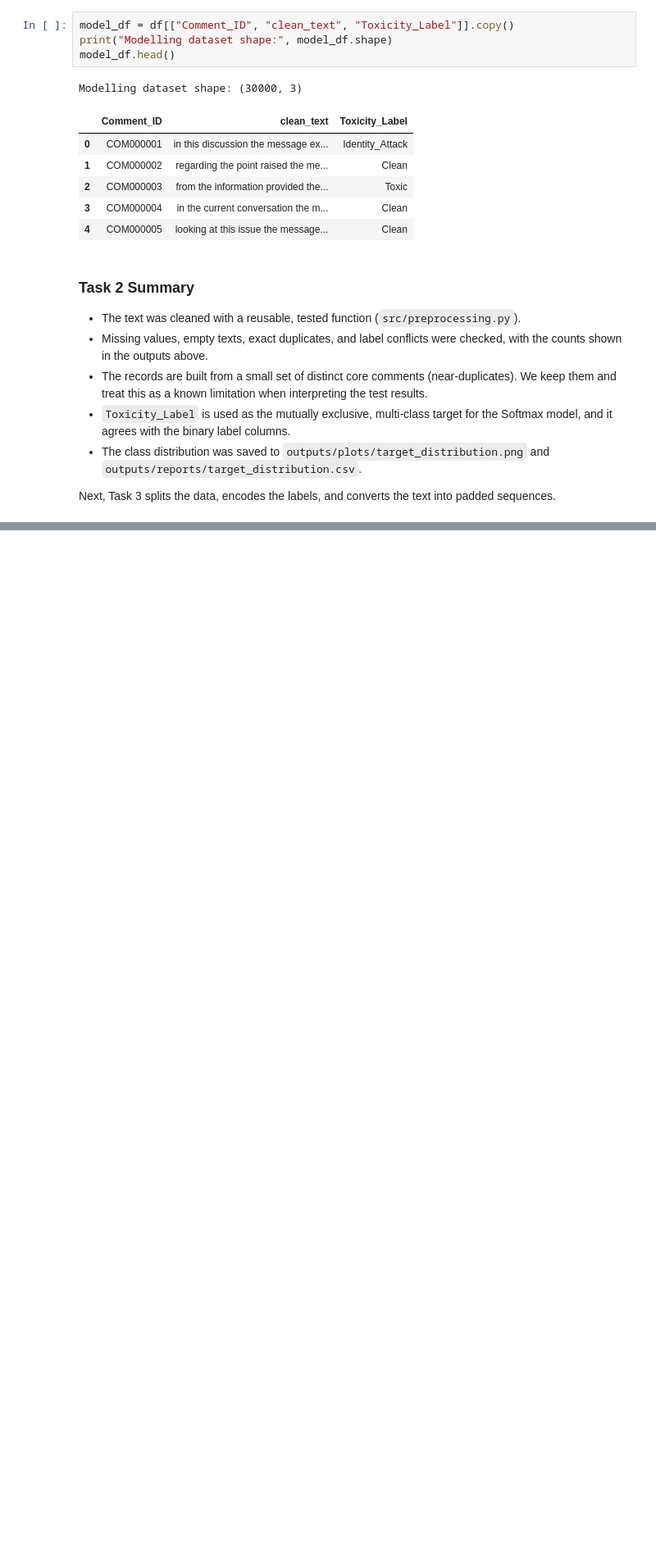
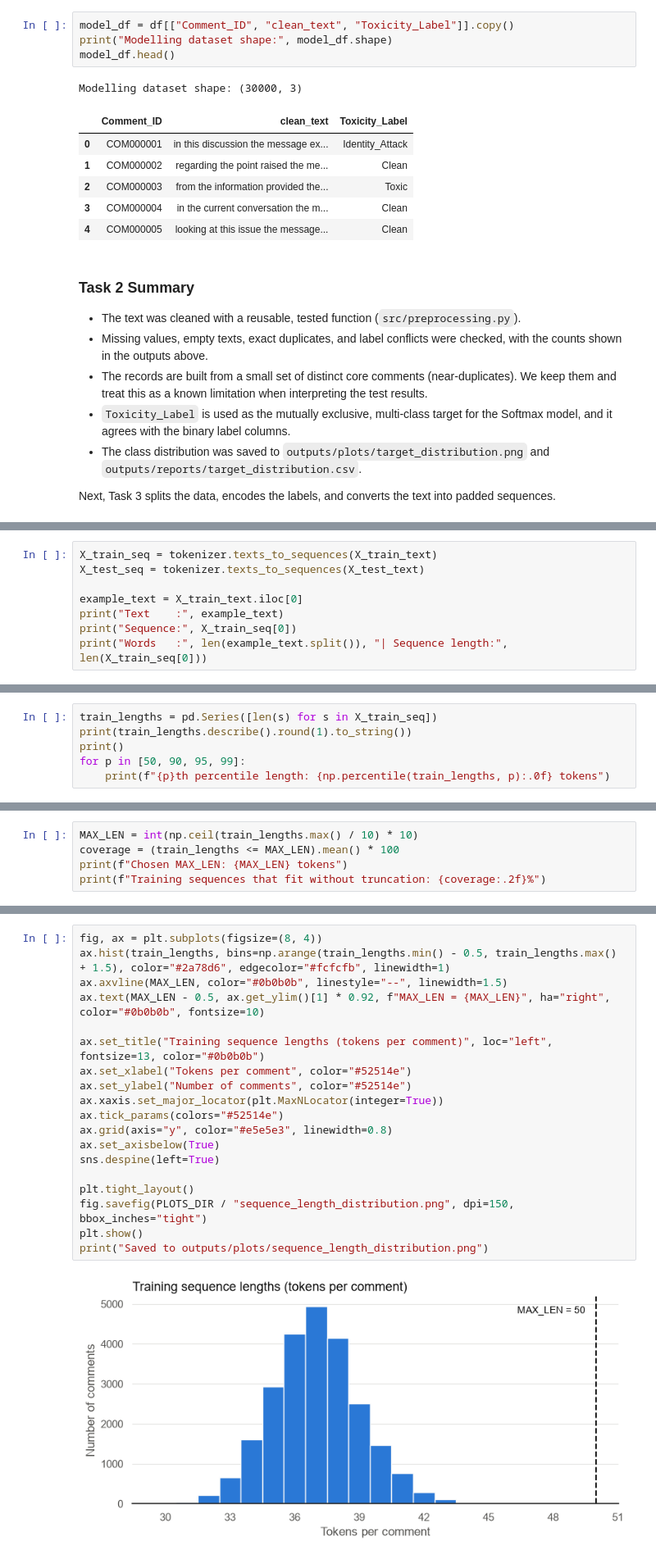
Before and after one commit to ah0890/toxic-comment-classification-dl, a Jupyter notebook: notebooks/toxic_comment_classification.ipynb, the cells around one changed output, grey strips where cells are left out. Shown at 82% size. Cells and saved outputs as stored; diff of their text form; blank space fills up the shorter version.

Commit message:
feat: add text tokenization and sequence padding

```diff
--- a/notebooks/toxic_comment_classification.ipynb
+++ b/notebooks/toxic_comment_classification.ipynb
@@ -710,0 +881,8 @@ Next, Task 3 splits the data, encodes the labels, and converts the text into pad
+# %%
+X_train_seq = tokenizer.texts_to_sequences(X_train_text)
+X_test_seq = tokenizer.texts_to_sequences(X_test_text)
+
+example_text = X_train_text.iloc[0]
+print("Text    :", example_text)
+print("Sequence:", X_train_seq[0])
+print("Words   :", len(example_text.split()), "| Sequence length:", len(X_train_seq[0]))
@@ -710,0 +906,6 @@ Next, Task 3 splits the data, encodes the labels, and converts the text into pad
+# %%
+train_lengths = pd.Series([len(s) for s in X_train_seq])
+print(train_lengths.describe().round(1).to_string())
+print()
+for p in [50, 90, 95, 99]:
+    print(f"{p}th percentile length: {np.percentile(train_lengths, p):.0f} tokens")
@@ -710,0 +926,5 @@ Next, Task 3 splits the data, encodes the labels, and converts the text into pad
+# %%
+MAX_LEN = int(np.ceil(train_lengths.max() / 10) * 10)
+coverage = (train_lengths <= MAX_LEN).mean() * 100
+print(f"Chosen MAX_LEN: {MAX_LEN} tokens")
+print(f"Training sequences that fit without truncation: {coverage:.2f}%")
@@ -710,0 +934,21 @@ Next, Task 3 splits the data, encodes the labels, and converts the text into pad
+# %%
+fig, ax = plt.subplots(figsize=(8, 4))
+ax.hist(train_lengths, bins=np.arange(train_lengths.min() - 0.5, train_lengths.max() + 1.5), color="#2a78d6", edgecolor="#fcfcfb", linewidth=1)
+ax.axvline(MAX_LEN, color="#0b0b0b", linestyle="--", linewidth=1.5)
+ax.text(MAX_LEN - 0.5, ax.get_ylim()[1] * 0.92, f"MAX_LEN = {MAX_LEN}", ha="right", color="#0b0b0b", fontsize=10)
+
+ax.set_title("Training sequence lengths (tokens per comment)", loc="left", fontsize=13, color="#0b0b0b")
+ax.set_xlabel("Tokens per comment", color="#52514e")
+ax.set_ylabel("Number of comments", color="#52514e")
+ax.xaxis.set_major_locator(plt.MaxNLocator(integer=True))
+ax.tick_params(colors="#52514e")
+ax.grid(axis="y", color="#e5e5e3", linewidth=0.8)
+ax.set_axisbelow(True)
+sns.despine(left=True)
+
+plt.tight_layout()
+fig.savefig(PLOTS_DIR / "sequence_length_distribution.png", dpi=150, bbox_inches="tight")
+plt.show()
+print("Saved to outputs/plots/sequence_length_distribution.png")
+# %% [output]
+[figure, added]
```
Also changed, not shown: parts of 26 cells of this notebook, 2 other files.
